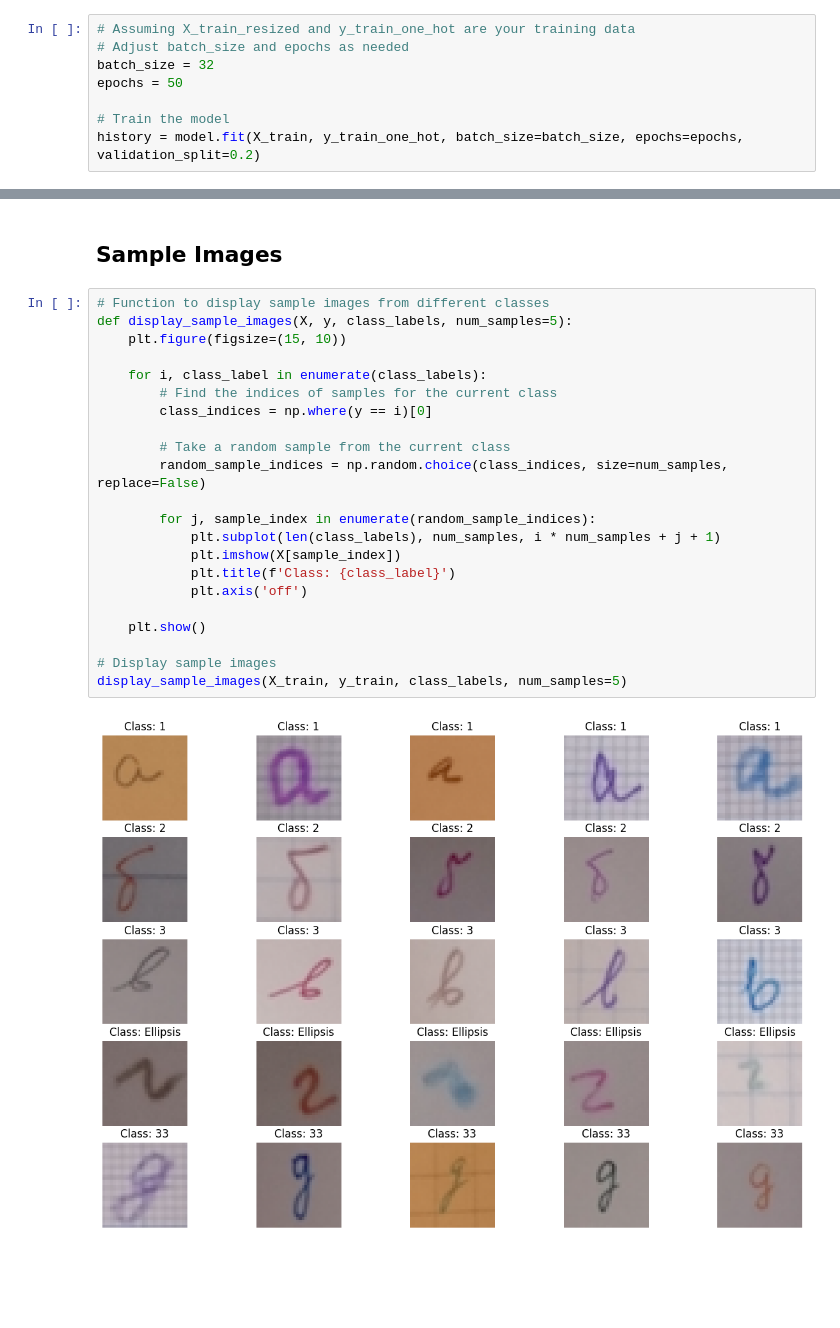
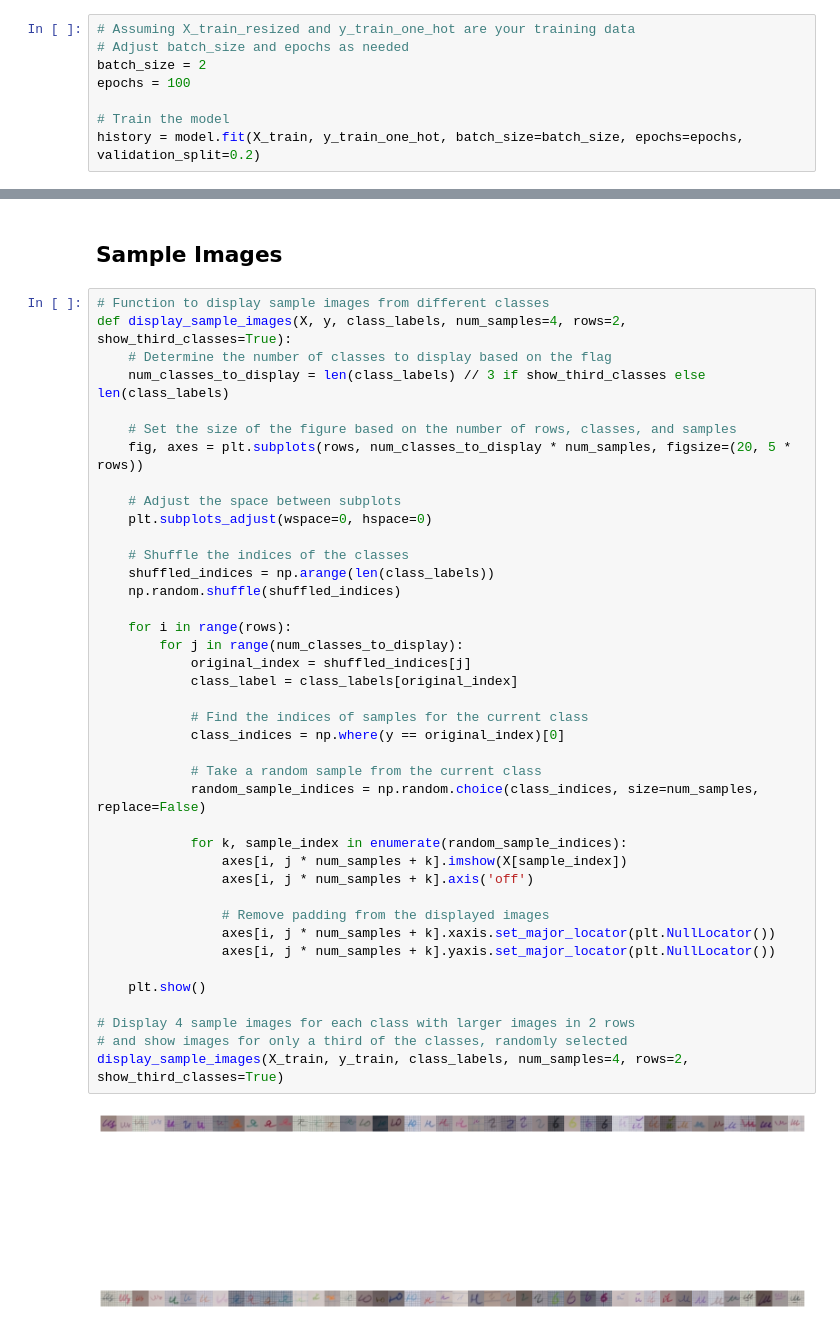
Before and after one commit to kiing-dom/CS4287, a Jupyter notebook: Assignment2CNN/CS4287_Assign2_20243561_20250762.ipynb, the cells around one changed output, grey strips where cells are left out. Saved outputs shown, nothing was run; the diff lists cells and outputs as text; blank space fills up the shorter version.

```diff
--- a/Assignment2CNN/CS4287_Assign2_20243561_20250762.ipynb
+++ b/Assignment2CNN/CS4287_Assign2_20243561_20250762.ipynb
@@ -186,8 +186,8 @@ _________________________________________________________________
 # %%
 # Assuming X_train_resized and y_train_one_hot are your training data
 # Adjust batch_size and epochs as needed
-batch_size = 32
-epochs = 50
+batch_size = 2
+epochs = 100
 
 # Train the model
 history = model.fit(X_train, y_train_one_hot, batch_size=batch_size, epochs=epochs, validation_split=0.2)
@@ -260,25 +403,43 @@ weighted avg       0.76      0.75      0.75      2838
 ## Sample Images
 # %%
 # Function to display sample images from different classes
-def display_sample_images(X, y, class_labels, num_samples=5):
-    plt.figure(figsize=(15, 10))
+def display_sample_images(X, y, class_labels, num_samples=4, rows=2, show_third_classes=True):
+    # Determine the number of classes to display based on the flag
+    num_classes_to_display = len(class_labels) // 3 if show_third_classes else len(class_labels)
 
-    for i, class_label in enumerate(class_labels):
-        # Find the indices of samples for the current class
-        class_indices = np.where(y == i)[0]
+    # Set the size of the figure based on the number of rows, classes, and samples
+    fig, axes = plt.subplots(rows, num_classes_to_display * num_samples, figsize=(20, 5 * rows))
 
-        # Take a random sample from the current class
-        random_sample_indices = np.random.choice(class_indices, size=num_samples, replace=False)
+    # Adjust the space between subplots
+    plt.subplots_adjust(wspace=0, hspace=0)
 
-        for j, sample_index in enumerate(random_sample_indices):
-            plt.subplot(len(class_labels), num_samples, i * num_samples + j + 1)
-            plt.imshow(X[sample_index])
-            plt.title(f'Class: {class_label}')
-            plt.axis('off')
+    # Shuffle the indices of the classes
+    shuffled_indices = np.arange(len(class_labels))
+    np.random.shuffle(shuffled_indices)
+
+    for i in range(rows):
+        for j in range(num_classes_to_display):
+            original_index = shuffled_indices[j]
+            class_label = class_labels[original_index]
+
+            # Find the indices of samples for the current class
+            class_indices = np.where(y == original_index)[0]
+
+            # Take a random sample from the current class
+            random_sample_indices = np.random.choice(class_indices, size=num_samples, replace=False)
+
+            for k, sample_index in enumerate(random_sample_indices):
+                axes[i, j * num_samples + k].imshow(X[sample_index])
+                axes[i, j * num_samples + k].axis('off')
+
+                # Remove padding from the displayed images
+                axes[i, j * num_samples + k].xaxis.set_major_locator(plt.NullLocator())
+                axes[i, j * num_samples + k].yaxis.set_major_locator(plt.NullLocator())
 
     plt.show()
 
-# Display sample images
-display_sample_images(X_train, y_train, class_labels, num_samples=5)
+# Display 4 sample images for each class with larger images in 2 rows
+# and show images for only a third of the classes, randomly selected
+display_sample_images(X_train, y_train, class_labels, num_samples=4, rows=2, show_third_classes=True)
 # %% [output]
-[figure, old version]
+[figure, new version]
```
Also changed, not shown: parts of 11 cells of this notebook.
